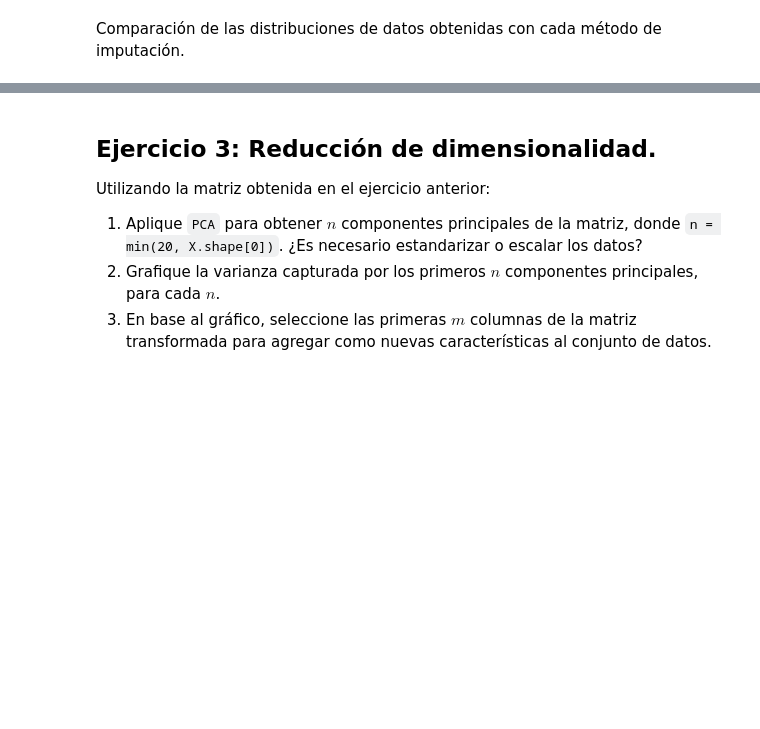
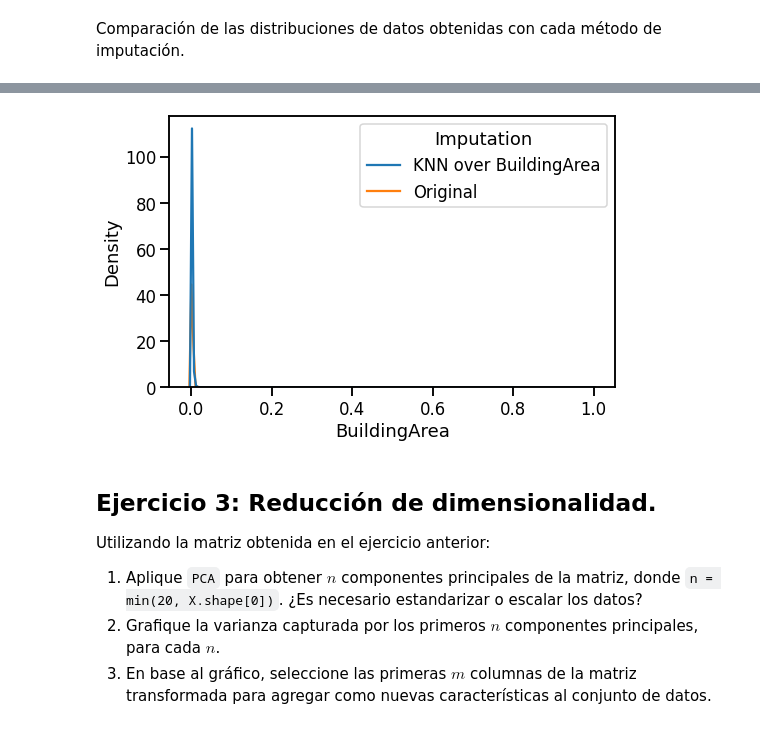
Before and after one commit to carolina-garay/AnalisisExploratorioYCuracion_Grupo32, a Jupyter notebook: AyC_Parte2__Garay_v8_yfilt.ipynb, the cells around one changed output, grey strips where cells are left out. Cells and saved outputs as stored; diff of their text form; code cells hidden in the pictures; blank space fills up the shorter version.

```diff
--- a/AyC_Parte2__Garay_v8_yfilt.ipynb
+++ b/AyC_Parte2__Garay_v8_yfilt.ipynb
@@ -406,3 +420,13 @@ g = sns.kdeplot(data=data, x='YearBuilt', hue='Imputation')
+# %%
+df_imp_build_area = df_imp.BuildingArea.to_frame()
+df_imp_build_area['Imputation'] = 'KNN over BuildingArea'
+df_build_area = df_.BuildingArea.dropna().to_frame()
+df_build_area['Imputation'] = 'Original'
+data = pd.concat([df_imp_build_area, df_build_area], ignore_index=True)
+fig = plt.figure(figsize=(8, 5))
+g = sns.kdeplot(data=data, x='BuildingArea', hue='Imputation')
+# %% [output]
+[figure, added]
 # %% [markdown]
 ## Ejercicio 3: Reducción de dimensionalidad.
 
```
Also changed, not shown: parts of 2 cells of this notebook.
